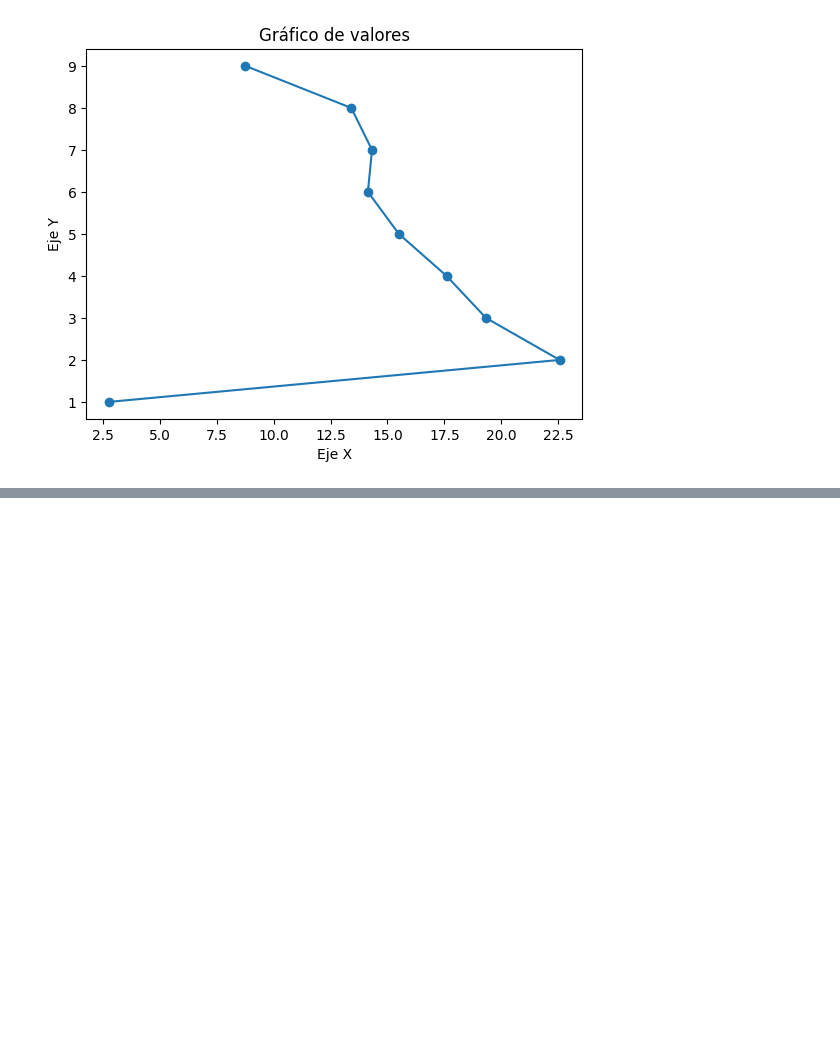
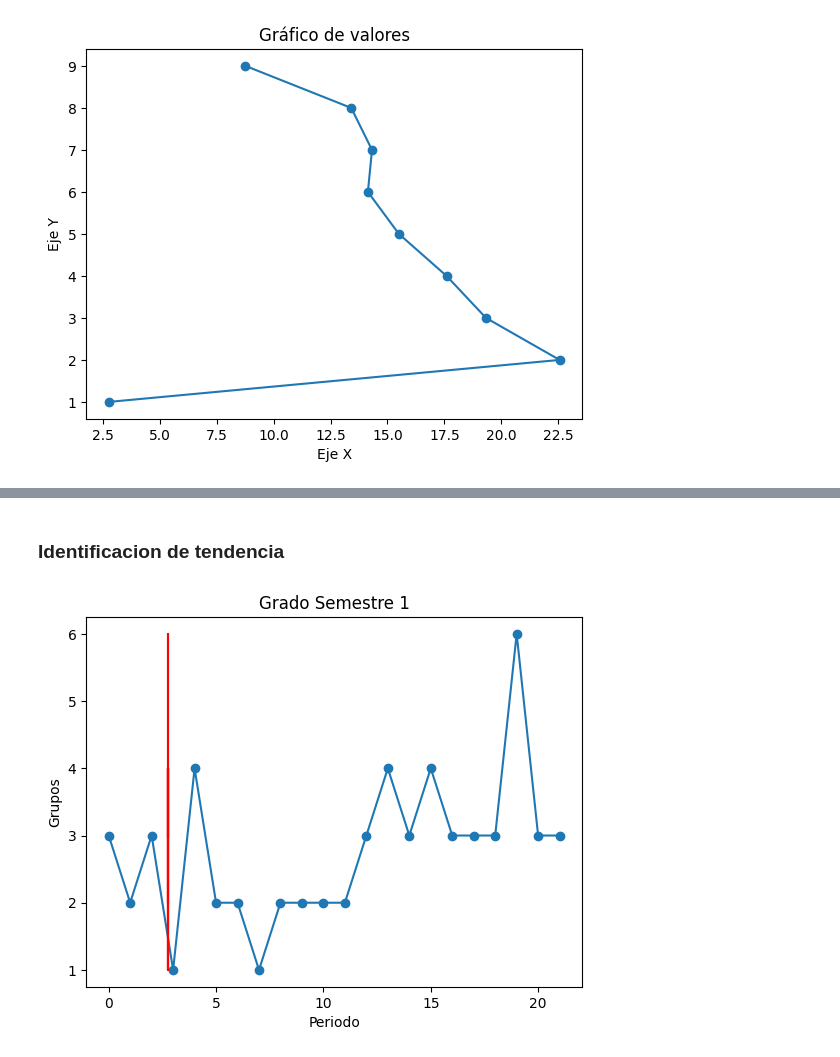
Before and after one commit to CarloseRochav/ia_modelForestRegression, a Jupyter notebook: betaModels_2/modelv1 - Copy.ipynb, the cells around one changed output, grey strips where cells are left out. Saved outputs shown, nothing was run; the diff lists cells and outputs as text; code cells hidden in the pictures; blank space fills up the shorter version.

Commit message:
Graficas para le primer semestre y tendencia

```diff
--- a/betaModels_2/modelv1 - Copy.ipynb
+++ b/betaModels_2/modelv1 - Copy.ipynb
@@ -246,0 +244,32 @@ TypeError: unsupported operand type(s) for -: 'list' and 'int'
+# %% [markdown]
+### Identificacion de tendencia
+# %%
+import numpy as np
+import pandas as pd
+import matplotlib.pyplot as plt
+#from scipy.stats import polyfit
+
+# Ajustar los datos a una línea de mejor ajuste
+coeficientes, covario = np.polyfit(x1.astype("int64"), range(len(y1)), 1)
+
+# Calcular las predicciones utilizando la línea de mejor ajuste
+#predicciones = np.poly1d(coeficientes)(x)
+predicciones = np.poly1d(coeficientes)(x1.astype("int64"))
+
+# Graficar los valores y la línea de mejor ajuste
+#plt.plot(x1.astype("int64"), range(len(y1)), marker='o')
+#plt.plot(x1.astype("int64"), predicciones, '-r')  # Utilice '-r' para dibujar la línea de mejor ajuste
+plt.plot(range(len(y1)), x1.astype("int64"),  marker='o')
+plt.plot(predicciones, x1.astype("int64"),  '-r')  # Utilice '-r' para dibujar la línea de mejor ajuste
+
+
+# Ajustar el formato de la gráfica para que se vea claramente la tendencia
+#plt.xlabel('Eje X')  # Etiqueta del eje X
+#plt.ylabel('Eje Y')  # Etiqueta del eje Y
+plt.xlabel('Periodo')  # Etiqueta del eje X
+plt.ylabel('Grupos')  # Etiqueta del eje Y
+#plt.title('Gráfico de valores con tendencia y línea de mejor ajuste')  # Título del gráfico
+plt.title('Grado Semestre 1')  # Título del gráfico
+plt.show()  # Mostrar el gráfico
+# %% [output]
+[figure, added]
```
Also changed, not shown: parts of 11 cells of this notebook, 3 other files.
